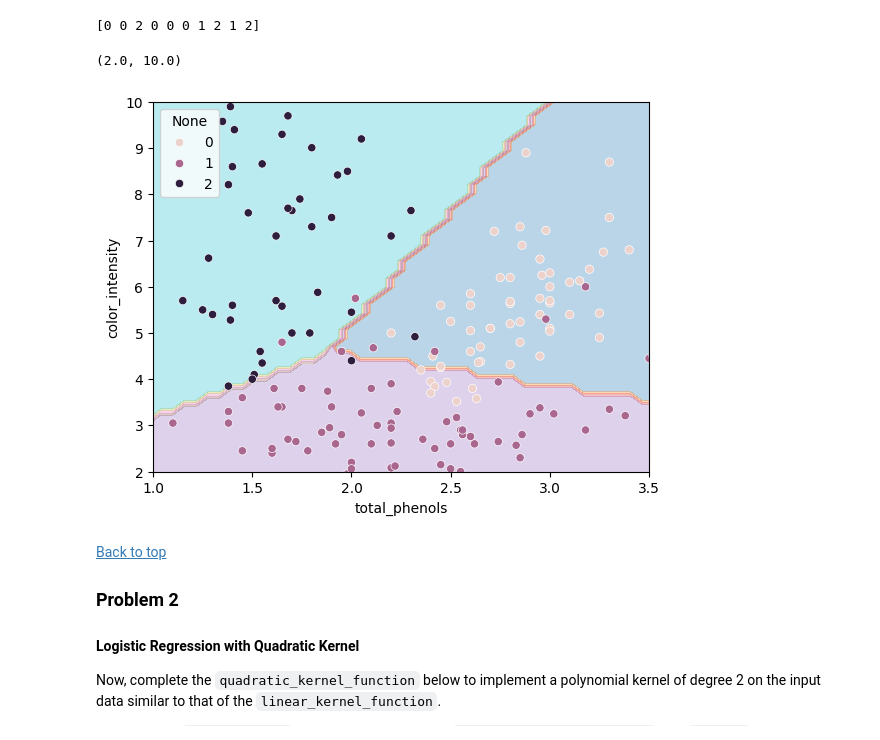
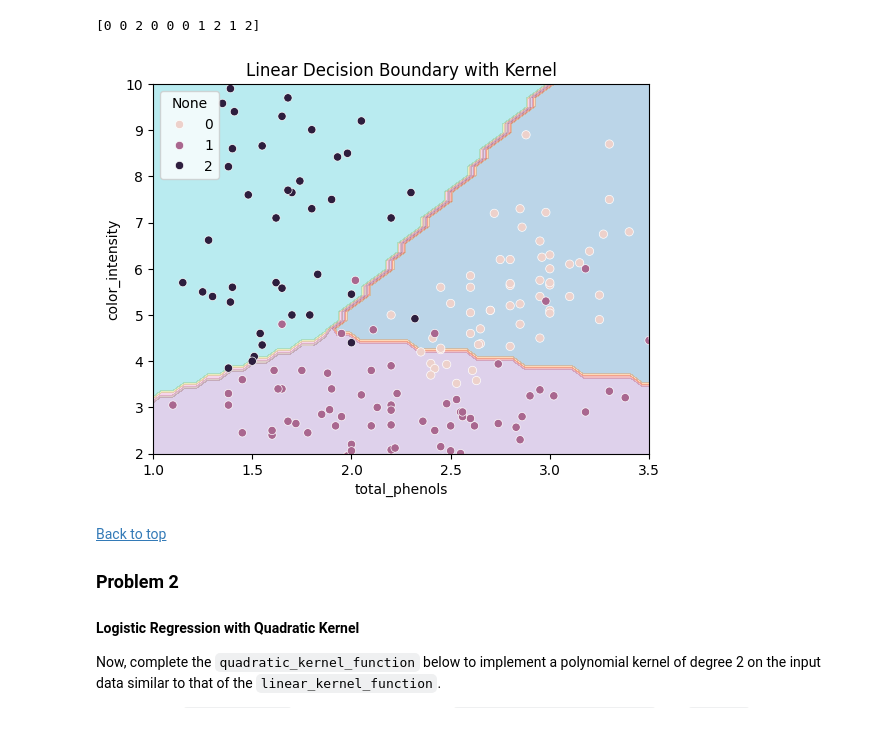
Before and after one commit to Subroy1/MSAI_AllPracticeModules, a Jupyter notebook: Module 16/colab_activity16_3.ipynb, the cells around one changed output. Saved outputs shown, nothing was run; the diff lists cells and outputs as text; code cells hidden in the pictures.

```diff
--- a/Module 16/colab_activity16_3.ipynb
+++ b/Module 16/colab_activity16_3.ipynb
@@ -98,19 +97,19 @@ print(linear_predictions[:10])
 # %%
 ## Uncomment to Visualize
 xx = np.linspace(X_train[:, 0].min(), X_train[:, 0].max(), 50)
 yy = np.linspace(X_train[:, 1].min(), X_train[:, 1].max(), 50)
 XX, YY = np.meshgrid(xx, yy)
 
 grid = np.c_[XX.ravel(), YY.ravel()]
 labels = evaluate_kernel_model(linear_logistic, linear_kernel_function, X_train, grid)
 
 plt.contourf(xx, yy, labels.reshape(XX.shape), cmap = 'tab10', alpha = 0.3)
 sns.scatterplot(data = X, x = 'total_phenols', y = 'color_intensity', hue = y)
 plt.xlim(1, 3.5)
 plt.ylim(2, 10)
+plt.title('Linear Decision Boundary with Kernel');
 # %% [output]
-(2.0, 10.0)
-[figure, old version]
+[figure, new version]
 # %% [markdown]
 [Back to top](#-Index)
 
```
Also changed, not shown: parts of 7 cells of this notebook.
